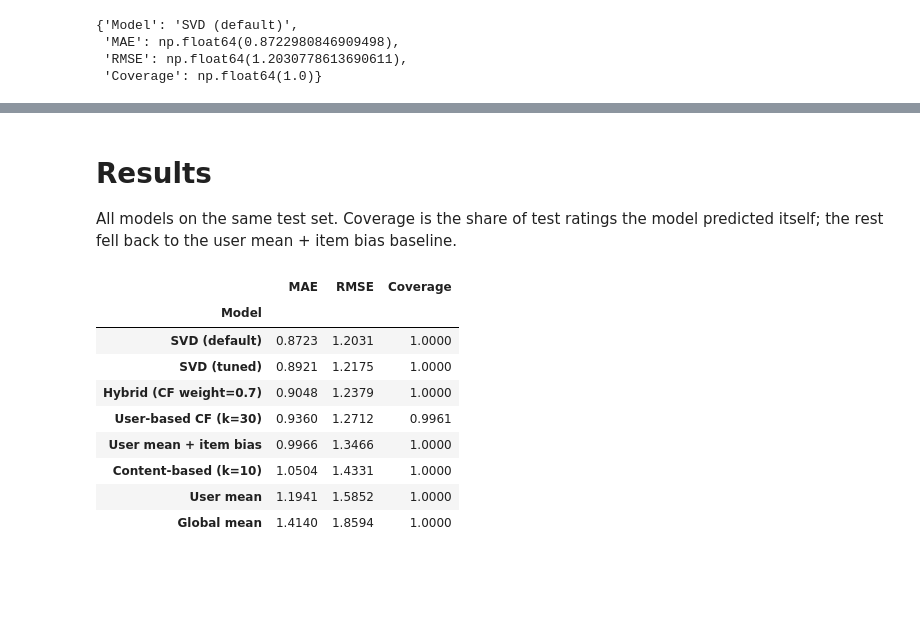
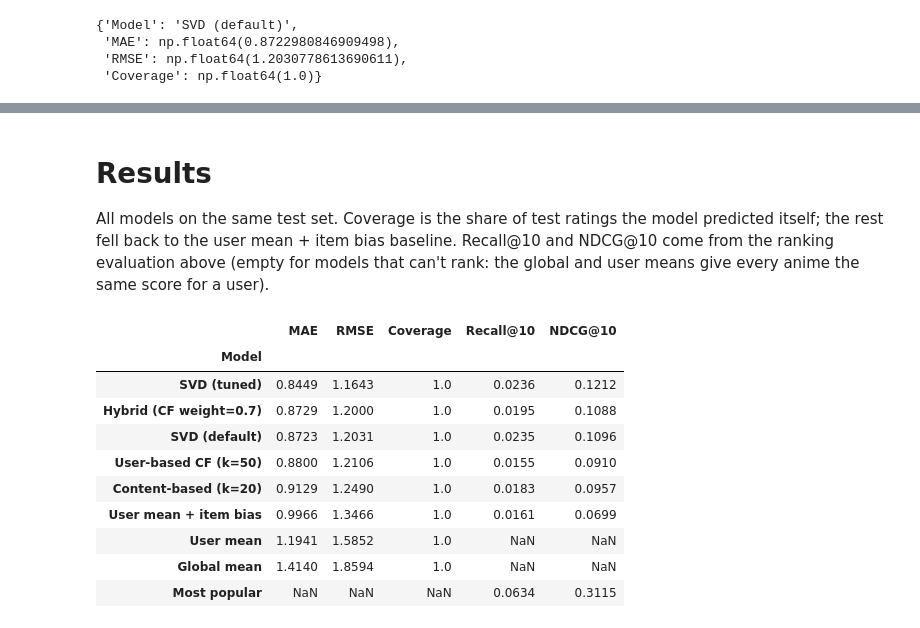
Before and after one commit to DhLYa/content_recommender, a Jupyter notebook: anime_recommender.ipynb, the cells around one changed output, grey strips where cells are left out. Cells and saved outputs as stored; diff of their text form; code cells hidden in the pictures; blank space fills up the shorter version.

```diff
--- a/anime_recommender.ipynb
+++ b/anime_recommender.ipynb
@@ -835,7 +850,7 @@ Best k: 10
 # %% [markdown]
 ### Evaluation
 # %%
-cb_test_preds, cb_test_support = predict_content_knn(R_train, item_sim, user_means_train, item_bias_train, test_users, test_items, k=best_cb_k)
+cb_test_preds, cb_test_support = predict_content_knn(Z_train, item_sim, user_means_train, item_bias_train, user_std_train, test_users, test_items, k=best_cb_k)
 results.append({"Model": f"Content-based (k={best_cb_k})", **score(y_test, cb_test_preds), "Coverage": (cb_test_support > 0).mean()})
 
 # Error on the pairs the model could predict itself vs the baseline on those same pairs
@@ -976,23 +993,39 @@ results[-1]
  'RMSE': np.float64(1.2030778613690611),
  'Coverage': np.float64(1.0)}
 # %%
-# Parameter grid for SVD, searched with cross-validation on the training data only
-param_grid = {
-    'n_factors': [50, 100, 150],
-    'lr_all': [0.002, 0.005],
-    'reg_all': [0.02, 0.1],
-    'random_state': [RANDOM_STATE],
+from itertools import product
+from joblib import Parallel, delayed
+
+# Tuning split as a Surprise trainset; validation pairs as (user, anime, rating) tuples
+tune_trainset = Dataset.load_from_df(tune_df[["user_id", "anime_id", "rating"]], reader).build_full_trainset()
+valset = list(zip(val_df["user_id"], val_df["anime_id"], val_df["rating"]))
+
+svd_grid = {
+    "n_factors": [50, 100, 200],
+    "n_epochs": [20, 40],
+    "lr_all": [0.005, 0.01],
+    "reg_all": [0.02, 0.05, 0.1],
 }
 
-gs = GridSearchCV(SVD, param_grid, measures=['rmse', 'mae'], cv=3, n_jobs=4)
-gs.fit(train_dataset)
-print(f'Best parameters: {gs.best_params["rmse"]}')
 
-# Train the best model on the full training set and score it on the test set
-best_svd = gs.best_estimator['rmse']
+def score_svd_config(params):
+    model = SVD(random_state=RANDOM_STATE, **params)
+    model.fit(tune_trainset)
+    predictions = model.test(valset)
+    return {**params, "MAE": accuracy.mae(predictions, verbose=False), "RMSE": accuracy.rmse(predictions, verbose=False)}
+
+
+configs = [dict(zip(svd_grid, values)) for values in product(*svd_grid.values())]
+svd_tuning = pd.DataFrame(Parallel(n_jobs=4)(delayed(score_svd_config)(params) for params in configs)).sort_values("RMSE")
+best_svd_params = svd_tuning.iloc[0][list(svd_grid)].to_dict()
+best_svd_params = {k: (int(v) if k in ("n_factors", "n_epochs") else float(v)) for k, v in best_svd_params.items()}
+print(f"Best parameters on validation: {best_svd_params}")
+
+# Retrain the best configuration on the full training set and score it on the test set
+best_svd = SVD(random_state=RANDOM_STATE, **best_svd_params)
 best_svd.fit(trainset)
-
 best_predictions = best_svd.test(testset)
 results.append(svd_result("SVD (tuned)", best_predictions))
+display(svd_tuning.head(10))
 results[-1]
 # %% [output]
@@ -1004,18 +1150,20 @@ Best parameters: {'n_factors': 150, 'lr_all': 0.005, 'reg_all': 0.1, 'random_sta
 # %% [markdown]
 # Results
 
-All models on the same test set. Coverage is the share of test ratings the model predicted itself; the rest fell back to the user mean + item bias baseline.
+All models on the same test set. Coverage is the share of test ratings the model predicted itself; the rest fell back to the user mean + item bias baseline. Recall@10 and NDCG@10 come from the ranking evaluation above (empty for models that can't rank: the global and user means give every anime the same score for a user).
 # %%
-results_df = pd.DataFrame(results).set_index("Model").sort_values("RMSE")
+results_df = pd.DataFrame(results).set_index("Model")
+results_df = results_df.join(pd.DataFrame(ranking).T, how="outer").sort_values("RMSE")
 results_df.round(4)
 # %% [output]
-|  | MAE | RMSE | Coverage |
-| Model |  |  |  |
-| SVD (default) | 0.8723 | 1.2031 | 1.0000 |
-| SVD (tuned) | 0.8921 | 1.2175 | 1.0000 |
-| Hybrid (CF weight=0.7) | 0.9048 | 1.2379 | 1.0000 |
-| User-based CF (k=30) | 0.9360 | 1.2712 | 0.9961 |
-| User mean + item bias | 0.9966 | 1.3466 | 1.0000 |
-| Content-based (k=10) | 1.0504 | 1.4331 | 1.0000 |
-| User mean | 1.1941 | 1.5852 | 1.0000 |
-| Global mean | 1.4140 | 1.8594 | 1.0000 |
+|  | MAE | RMSE | Coverage | Recall@10 | NDCG@10 |
+| Model |  |  |  |  |  |
+| SVD (tuned) | 0.8449 | 1.1643 | 1.0 | 0.0236 | 0.1212 |
+| Hybrid (CF weight=0.7) | 0.8729 | 1.2000 | 1.0 | 0.0195 | 0.1088 |
+| SVD (default) | 0.8723 | 1.2031 | 1.0 | 0.0235 | 0.1096 |
+| User-based CF (k=50) | 0.8800 | 1.2106 | 1.0 | 0.0155 | 0.0910 |
+| Content-based (k=20) | 0.9129 | 1.2490 | 1.0 | 0.0183 | 0.0957 |
+| User mean + item bias | 0.9966 | 1.3466 | 1.0 | 0.0161 | 0.0699 |
+| User mean | 1.1941 | 1.5852 | 1.0 | NaN | NaN |
+| Global mean | 1.4140 | 1.8594 | 1.0 | NaN | NaN |
+| Most popular | NaN | NaN | NaN | 0.0634 | 0.3115 |
```
Also changed, not shown: parts of 22 cells of this notebook.
